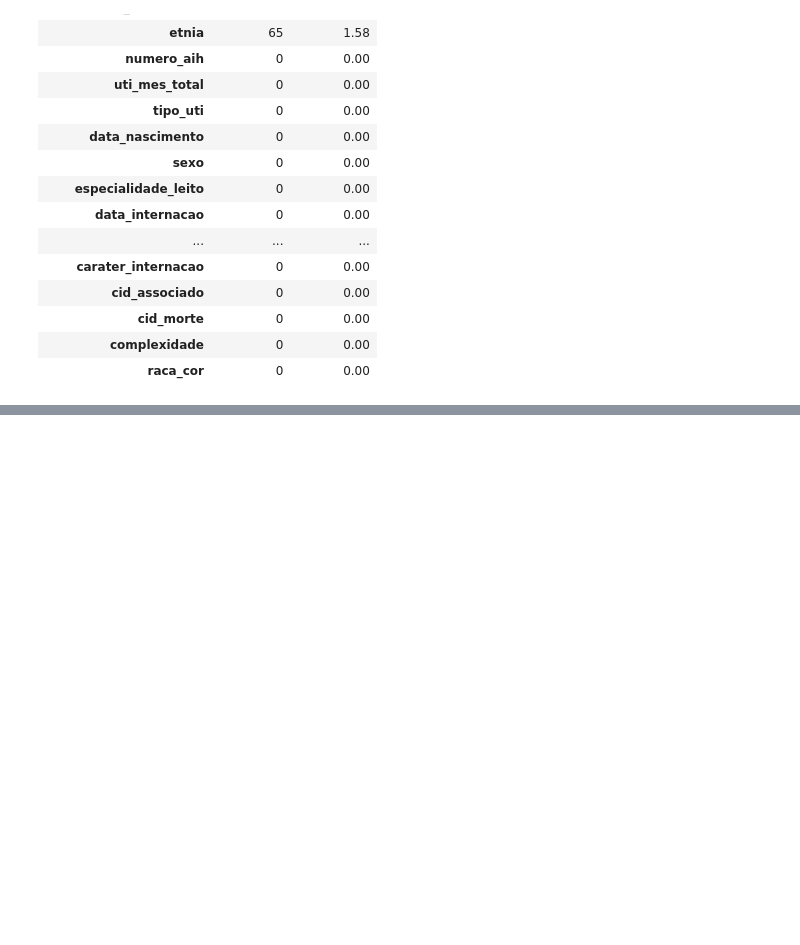
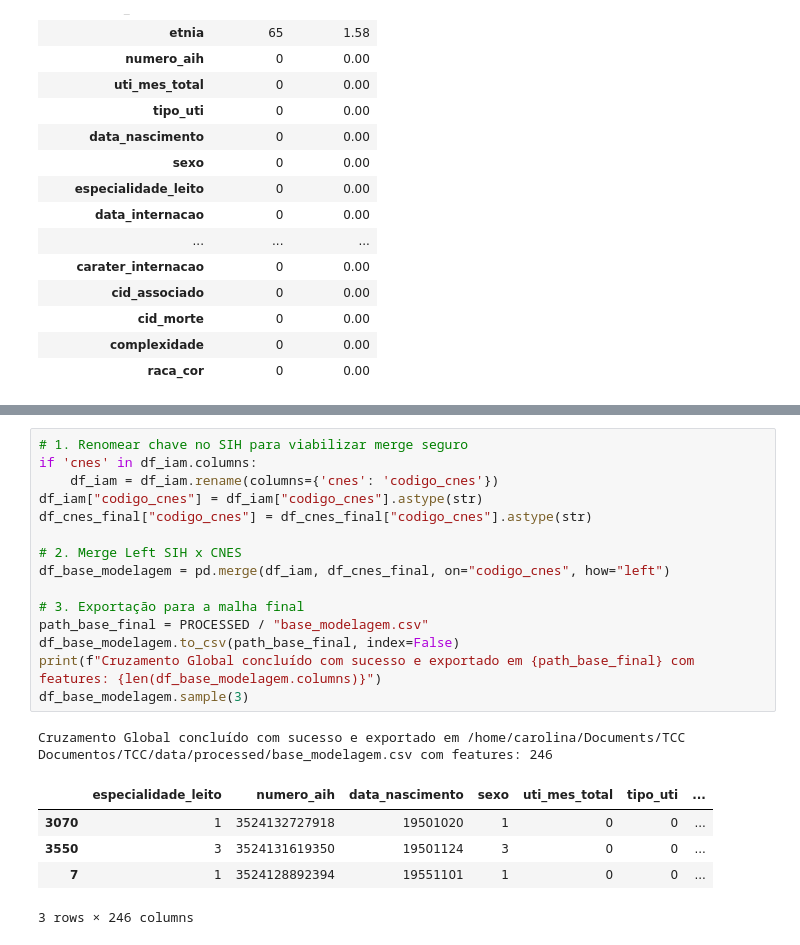
Before and after one commit to Carolina-Silva/TCC, a Jupyter notebook: notebooks/02_eda.ipynb, the cells around one changed output, grey strips where cells are left out. Drawn from its saved outputs; the diff is of its cells as text; blank space fills up the shorter version.

```diff
--- a/notebooks/02_eda.ipynb
+++ b/notebooks/02_eda.ipynb
@@ -242,0 +365,22 @@ nulls
+# %%
+# 1. Renomear chave no SIH para viabilizar merge seguro
+if 'cnes' in df_iam.columns:
+    df_iam = df_iam.rename(columns={'cnes': 'codigo_cnes'})
+df_iam["codigo_cnes"] = df_iam["codigo_cnes"].astype(str)
+df_cnes_final["codigo_cnes"] = df_cnes_final["codigo_cnes"].astype(str)
+
+# 2. Merge Left SIH x CNES
+df_base_modelagem = pd.merge(df_iam, df_cnes_final, on="codigo_cnes", how="left")
+
+# 3. Exportação para a malha final
+path_base_final = PROCESSED / "base_modelagem.csv"
+df_base_modelagem.to_csv(path_base_final, index=False)
+print(f"Cruzamento Global concluído com sucesso e exportado em {path_base_final} com features: {len(df_base_modelagem.columns)}")
+df_base_modelagem.sample(3)
+# %% [output]
+Cruzamento Global concluído com sucesso e exportado em /home/carolina/Documents/TCC Documentos/TCC/data/processed/base_modelagem.csv com features: 246
+|  | especialidade_leito | numero_aih | data_nascimento | sexo | uti_mes_total | tipo_uti | ... |
+| 3070 | 1 | 3524132727918 | 19501020 | 1 | 0 | 0 | ... |
+| 3550 | 3 | 3524131619350 | 19501124 | 3 | 0 | 0 | ... |
+| 7 | 1 | 3524128892394 | 19551101 | 1 | 0 | 0 | ... |
+3 rows × 246 columns
```
Also changed, not shown: parts of 34 cells of this notebook.
